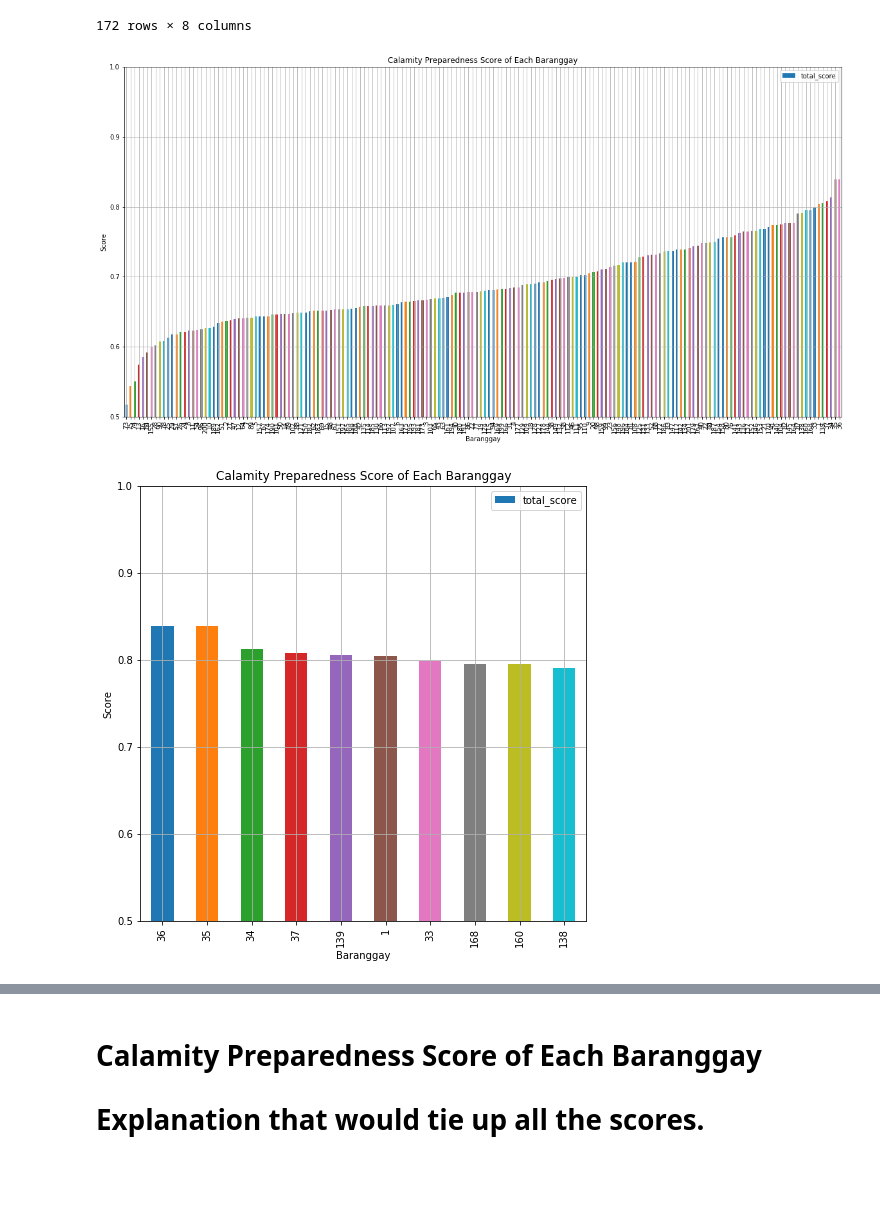
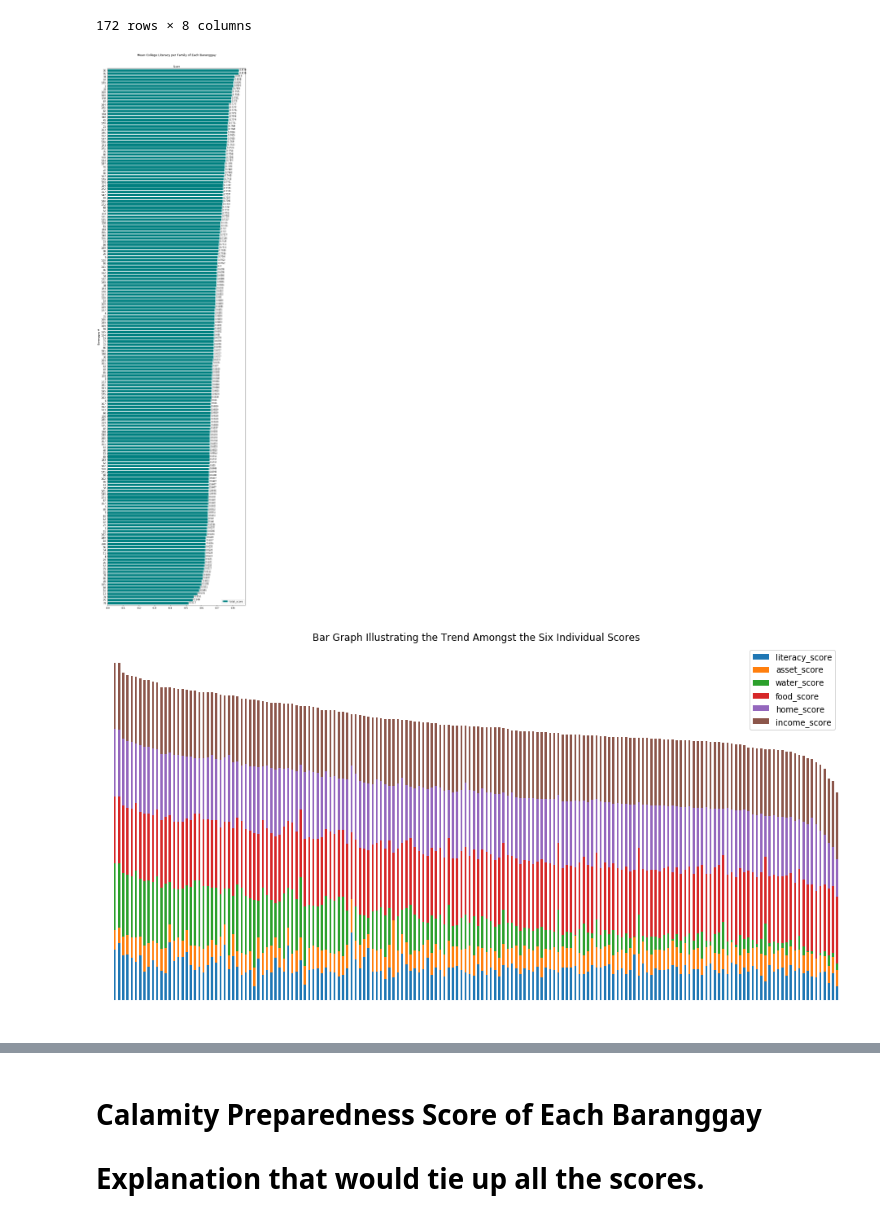
Before and after one commit to christianalderite/DATASCI-Final-Project, a Jupyter notebook: DATASCI Project Total Score.ipynb, the cells around one changed output, grey strips where cells are left out. Saved outputs shown, nothing was run; the diff lists cells and outputs as text; code cells hidden in the pictures; blank space fills up the shorter version.

Commit message:
Final Graphs Added, Explanation Nalang

```diff
--- a/DATASCI Project Total Score.ipynb
+++ b/DATASCI Project Total Score.ipynb
@@ -77,25 +77,43 @@ dfMain
 | 171 | 201 | 0.440028 | 0.340947 | 0.779070 | 0.999100 | 0.935643 | 0.949811 | 0.740766 |
 172 rows × 8 columns
 # %%
-dfMain.sort_values(by=['total_score']).plot(y='total_score', x='brgy', figsize=(20, 10), kind='bar', grid=True, align='center', width=0.5, stacked=True)
-plot.title("Calamity Preparedness Score of Each Baranggay")
-plot.ylim(0.5,1)
+#ax = dfMain.sort_values(by=['total_score']).plot(y='total_score', x='brgy', figsize=(20, 10), kind='bar', grid=True, align='center', width=0.5, stacked=True)
+
+arrayBrgyScores = dfMain.groupby('brgy')['total_score'].mean()
+# Groups the families by brgy and takes the average of their family literacy.
+# Output is an array, not a dataframe.
+
+ax = arrayBrgyScores.sort_values(ascending=False).plot(kind='barh', figsize=(10,40), color='#008080',  width=0.8, stacked=True)
+ax.invert_yaxis()
+ax.set_ylabel('Baranggay #')
+ax.set_xlabel('Score')
+ax.xaxis.set_label_position('top')
+for p in ax.patches:
+    ax.annotate(str(round(p.get_width(),3)), (p.get_width() * 1.005, p.get_y() + 0.5))
+plot.title('Mean College Literacy per Family of Each Baranggay', y=1.02)
+plot.legend()
+plot.show()
+# Bar graph of all the college literacy rate per family of each baranggay
+
+dfSorted = dfMain.sort_values(by='total_score',ascending=False)
+ax = dfSorted.loc[:,['literacy_score','asset_score', 'water_score','food_score','home_score','income_score']].plot.bar(stacked=True, figsize=(16,8))
+plot.axis('off')
+plot.title('Bar Graph Illustrating the Trend Amongst the Six Individual Scores')
+plot.show()
+
+dfMain.nlargest(10, columns=['total_score']).plot(y='total_score', x='brgy', figsize=(8, 8), kind='bar', color='#006767', align='center', width=0.8, stacked=True)
+plot.title("Top 10 Calamity Preparedness Scores")
+plot.ylabel("Score")
+plot.xlabel("Baranggay")
+
+dfMain.nsmallest(10, columns=['total_score']).plot(y='total_score',  x='brgy', figsize=(8, 8), kind='bar',  color='#009a9a',align='center', width=0.8, stacked=True)
+plot.title("Bottom 10 Calamity Preparedness Scores")
 plot.ylabel("Score")
 plot.xlabel("Baranggay")
 plot.show()
 
-dfMain.nlargest(10, columns=['total_score']).plot(y='total_score', x='brgy', figsize=(8, 8), kind='bar', grid=True, align='center', width=0.5, stacked=True)
-plot.title("Calamity Preparedness Score of Each Baranggay")
-plot.ylim(0.5,1)
-plot.ylabel("Score")
-plot.xlabel("Baranggay")
 
-dfMain.nsmallest(10, columns=['total_score']).plot(y='total_score',  x='brgy', figsize=(8, 8), kind='bar', grid=True, align='center', width=0.5, stacked=True)
-plot.title("Calamity Preparedness Score of Each Baranggay")
-plot.ylim(0.5,1)
-plot.ylabel("Score")
-plot.xlabel("Baranggay")
-plot.show()
+# Bar graph of the bottom 10 brgys
 # %% [output]
-[figure, old version]
+[figure, new version]
-[figure, old version]
+[figure, new version]
```
Also changed, not shown: parts of 3 cells of this notebook.
